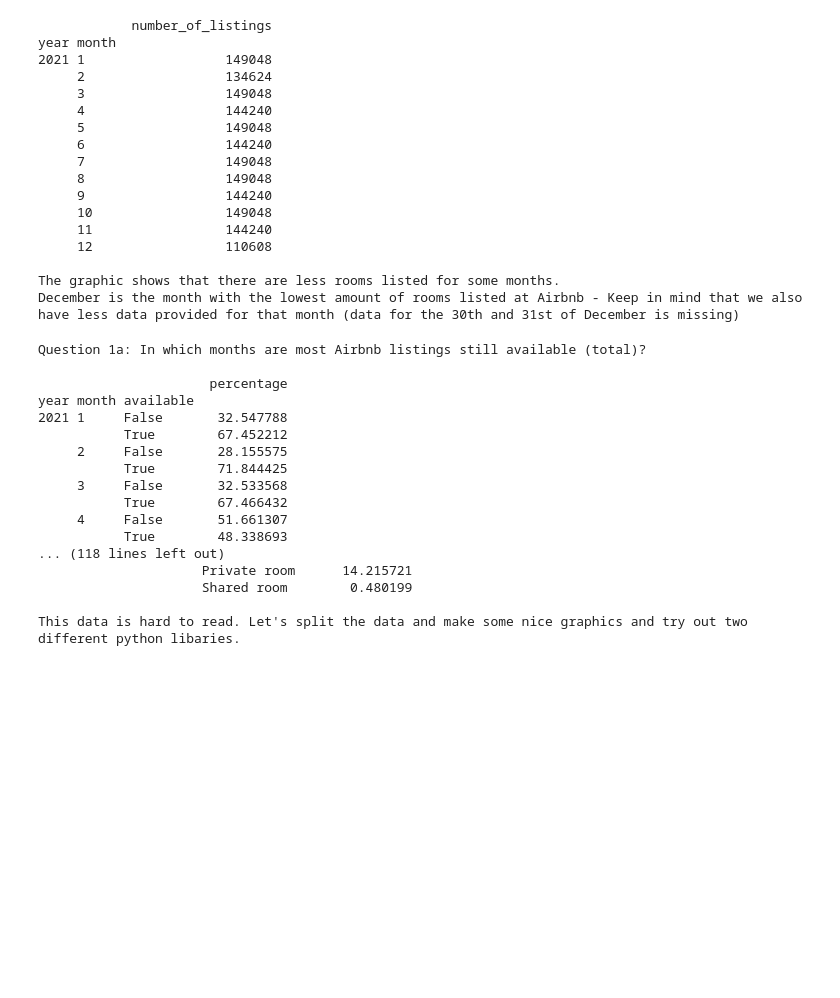
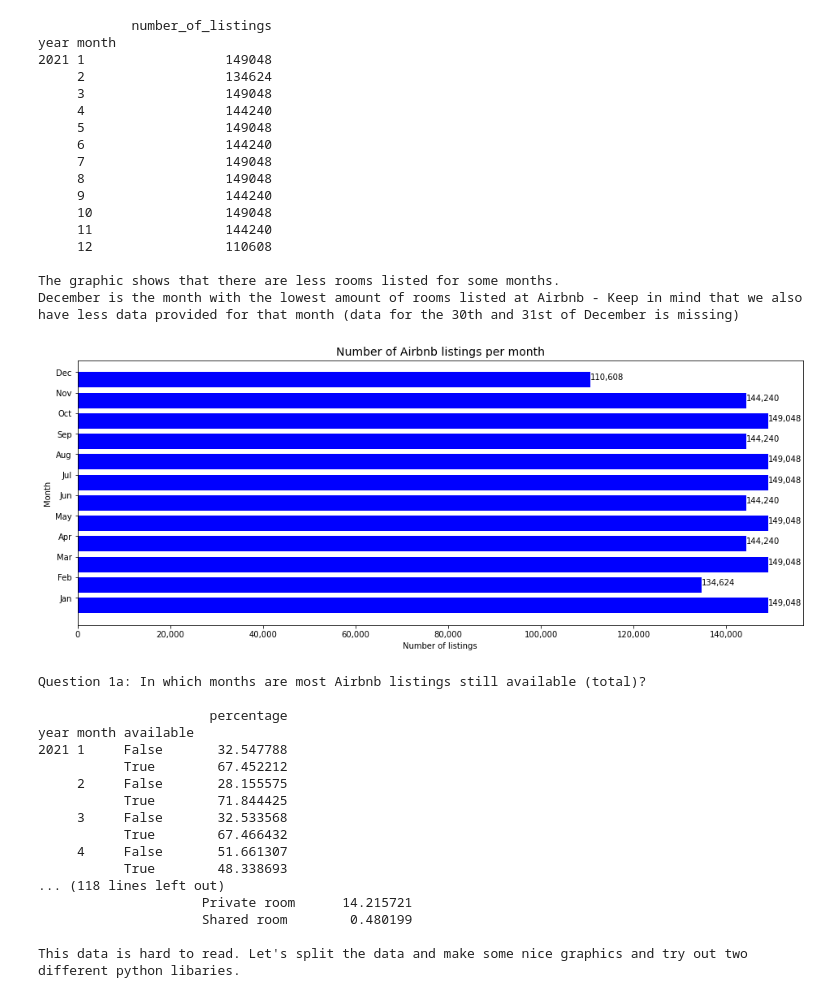
Before and after one commit to AliceSchuster/Udacity_Project_1, a Jupyter notebook: udacity_project_1.ipynb, the cells around one changed output. Drawn from its saved outputs; the diff is of its cells as text; code cells hidden in the pictures; blank space fills up the shorter version.

```diff
--- a/udacity_project_1.ipynb
+++ b/udacity_project_1.ipynb
@@ -95,6 +99,39 @@ year month
 
 The graphic shows that there are less rooms listed for some months.
 December is the month with the lowest amount of rooms listed at Airbnb - Keep in mind that we also have less data provided for that month (data for the 30th and 31st of December is missing)
+# %%
+
+import os
+import numpy as np
+import matplotlib.pyplot as plt
+import matplotlib as mpl
+
+
+x = [u'Jan', u'Feb', u'Mar', u'Apr', u'May', u'Jun', u'Jul', u'Aug', u'Sep', u'Oct', u'Nov', u'Dec']
+y = no_listings_per_month.transpose().iloc[::3, :].values[0]
+
+fig, ax = plt.subplots()
+
+
+fig.set_size_inches(16, 6)
+width = 0.75 # the width of the bars
+ind = np.arange(len(y))  # the x locations for the groups
+
+ax.barh(ind, y, width, color="blue")
+ax.set_yticks(ind+width/2)
+ax.set_yticklabels(x, minor=False)
+for i, v in enumerate(y):
+    ax.text(v, i, str(format(v, ',')), color='black')
+
+plt.title('Number of Airbnb listings per month', fontsize=14)
+plt.xlabel('Number of listings')
+plt.ylabel('Month')
+ax.xaxis.set_major_formatter(mpl.ticker.FuncFormatter(lambda x, p: format(int(x), ',')))
+
+
+plt.show()
+# %% [output]
+[figure, added]
 # %%
 # merge the two dataframes listings_df and calendar_df
 calendar_df_with_room_types=pd.merge(calendar_df,listings_df, left_on='listing_id',right_on='id')
```
Also changed, not shown: parts of 25 cells of this notebook.
